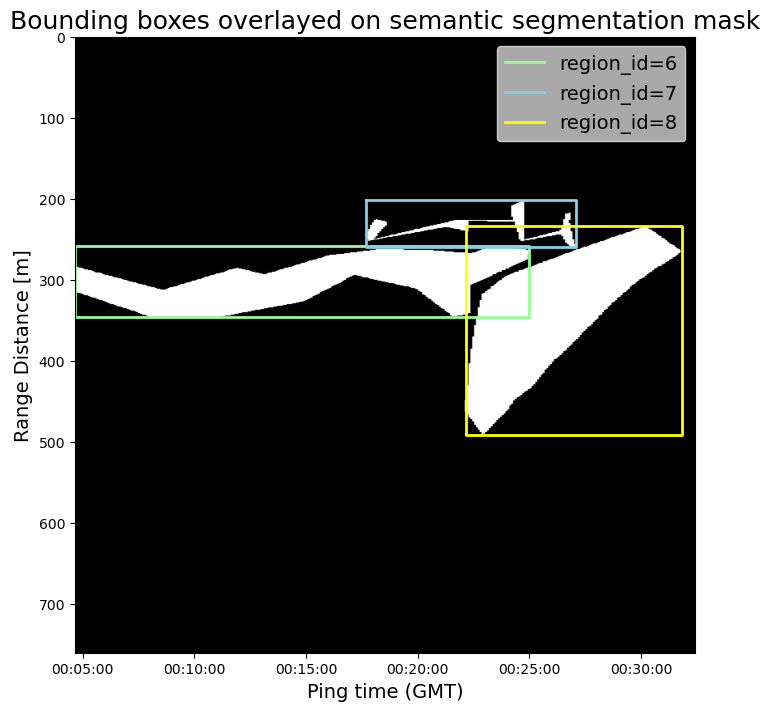
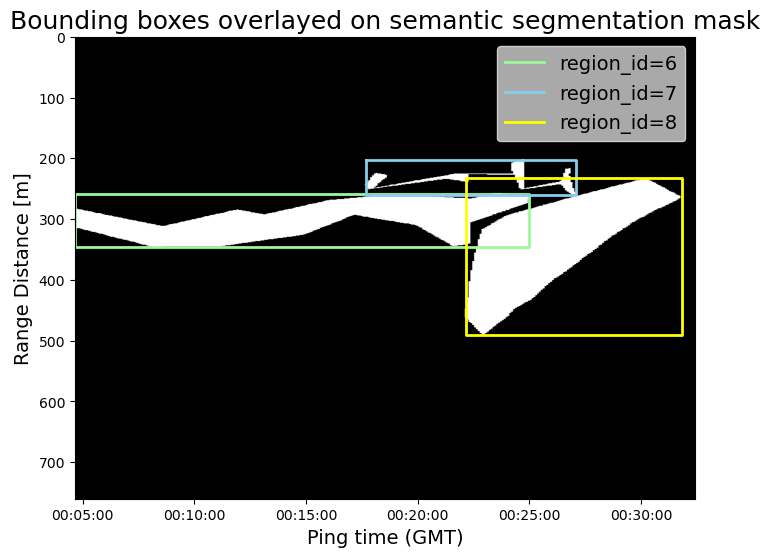
Code edit (unified diff) that turned the first committed figure into the second:
--- before
+++ after
@@ -1,4 +1,4 @@
 # Define plot size
-fig, ax = plt.subplots(figsize=(8, 8))
+fig, ax = plt.subplots(figsize=(8, 6))
 
 # Plot mask using image show

Commit: fix wording pt3